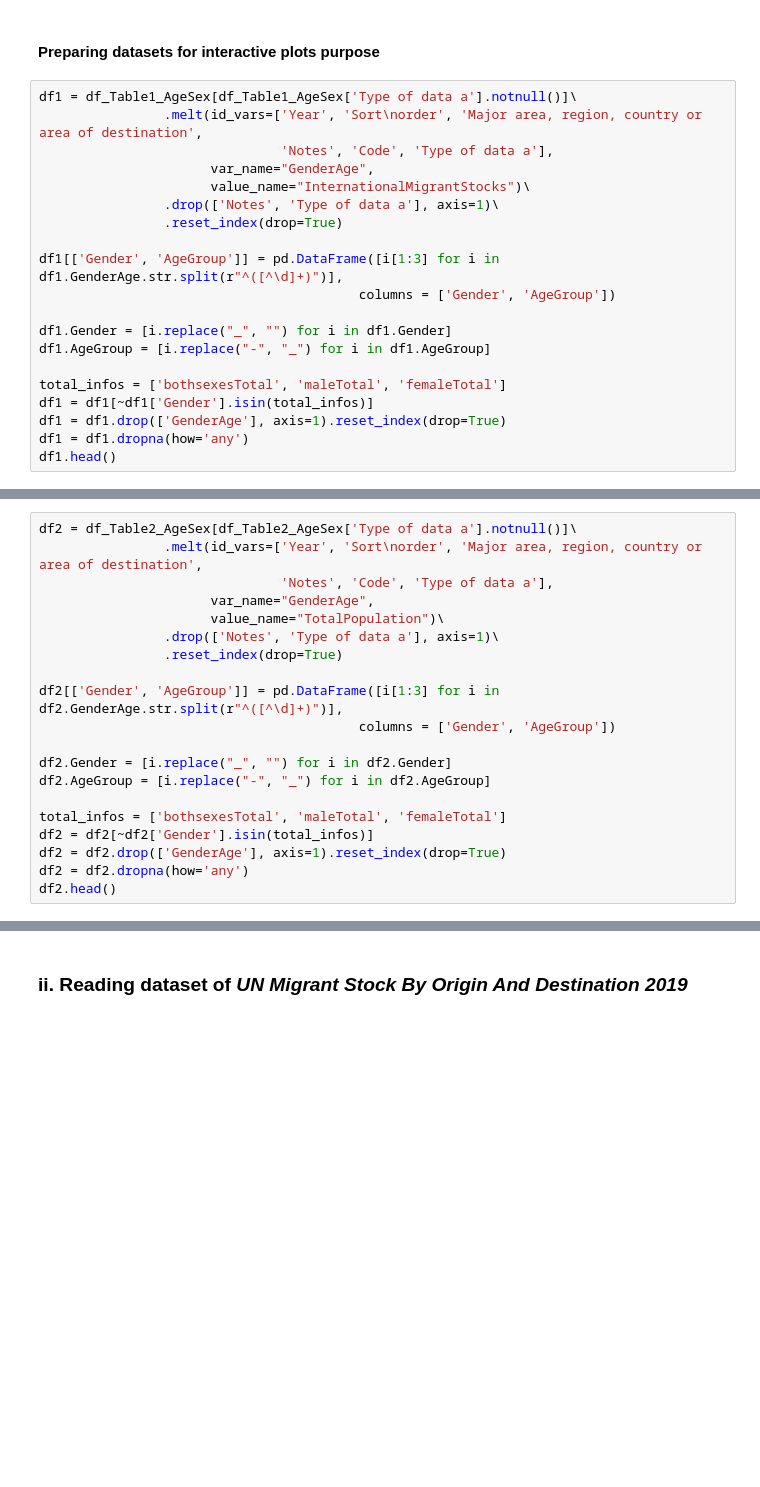
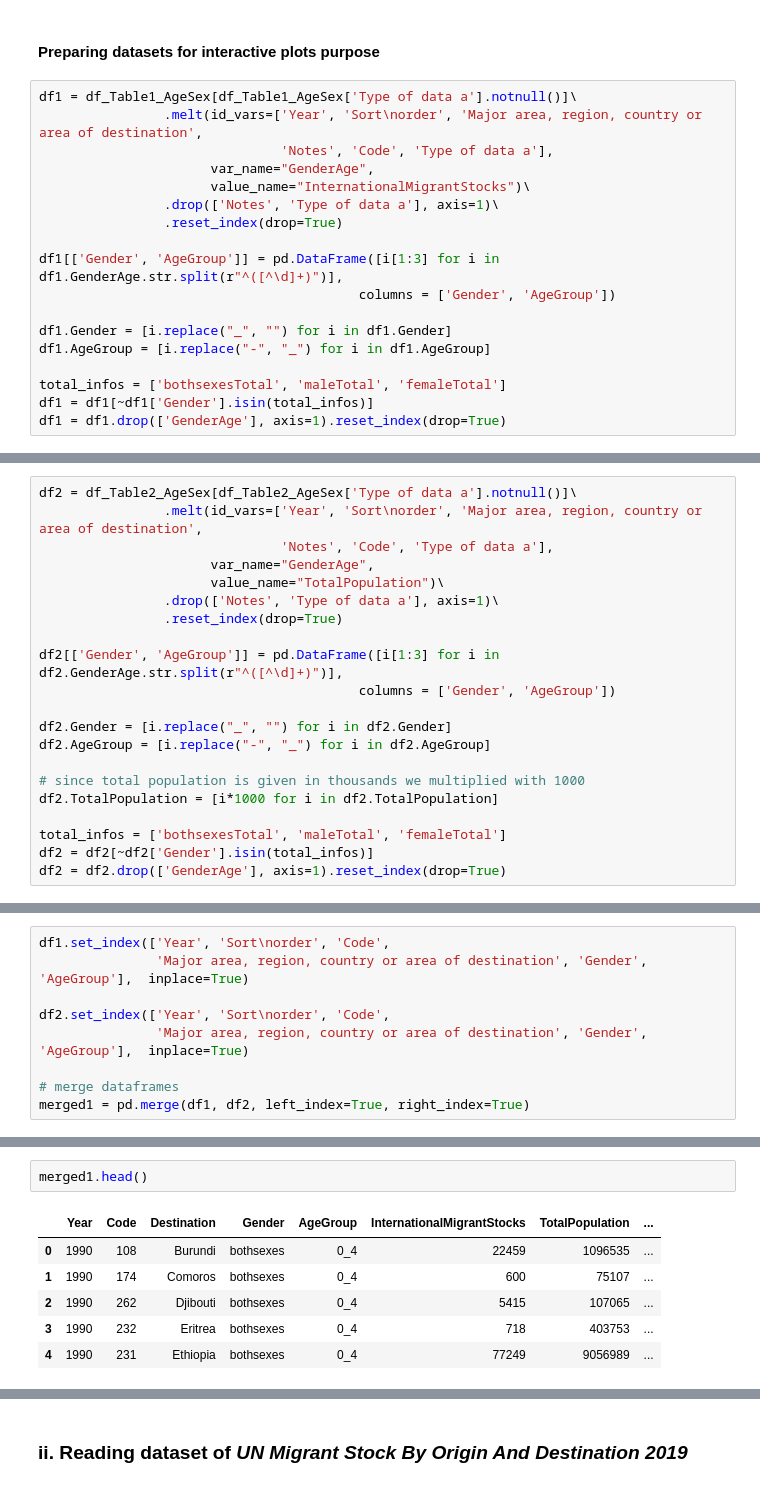
Before and after one commit to com-480-data-visualization/com-480-project-vizkhalifa, a Jupyter notebook: excelParser.ipynb, the cells around one changed output, grey strips where cells are left out. Saved outputs shown, nothing was run; the diff lists cells and outputs as text; blank space fills up the shorter version.

```diff
--- a/excelParser.ipynb
+++ b/excelParser.ipynb
@@ -166,5 +172,3 @@ df1.AgeGroup = [i.replace("-", "_") for i in df1.AgeGroup]
 total_infos = ['bothsexesTotal', 'maleTotal', 'femaleTotal']
 df1 = df1[~df1['Gender'].isin(total_infos)]
 df1 = df1.drop(['GenderAge'], axis=1).reset_index(drop=True)
-df1 = df1.dropna(how='any')
-df1.head()
@@ -190,8 +187,9 @@ df2[['Gender', 'AgeGroup']] = pd.DataFrame([i[1:3] for i in df2.GenderAge.str.sp
 df2.Gender = [i.replace("_", "") for i in df2.Gender]
 df2.AgeGroup = [i.replace("-", "_") for i in df2.AgeGroup]
 
+# since total population is given in thousands we multiplied with 1000
+df2.TotalPopulation = [i*1000 for i in df2.TotalPopulation]
+
 total_infos = ['bothsexesTotal', 'maleTotal', 'femaleTotal']
 df2 = df2[~df2['Gender'].isin(total_infos)]
 df2 = df2.drop(['GenderAge'], axis=1).reset_index(drop=True)
-df2 = df2.dropna(how='any')
-df2.head()
@@ -235,0 +214,9 @@ merged['InternationalMigrantStockRATE'] = df3['InternationalMigrantStockRATE']
+# %%
+df1.set_index(['Year', 'Sort\norder', 'Code',
+               'Major area, region, country or area of destination', 'Gender', 'AgeGroup'],  inplace=True)
+
+df2.set_index(['Year', 'Sort\norder', 'Code',
+               'Major area, region, country or area of destination', 'Gender', 'AgeGroup'],  inplace=True)
+
+# merge dataframes
+merged1 = pd.merge(df1, df2, left_index=True, right_index=True)
@@ -236,2 +239,11 @@ merged['InternationalMigrantStockRATE'] = df3['InternationalMigrantStockRATE']
+# %%
+merged1.head()
+# %% [output]
+|  | Year | Code | Destination | Gender | AgeGroup | InternationalMigrantStocks | TotalPopulation | ... |
+| 0 | 1990 | 108 | Burundi | bothsexes | 0_4 | 22459 | 1096535 | ... |
+| 1 | 1990 | 174 | Comoros | bothsexes | 0_4 | 600 | 75107 | ... |
+| 2 | 1990 | 262 | Djibouti | bothsexes | 0_4 | 5415 | 107065 | ... |
+| 3 | 1990 | 232 | Eritrea | bothsexes | 0_4 | 718 | 403753 | ... |
+| 4 | 1990 | 231 | Ethiopia | bothsexes | 0_4 | 77249 | 9056989 | ... |
 # %%
 # Save to a csv
```
Also changed, not shown: parts of 30 cells of this notebook, 4 other files.
